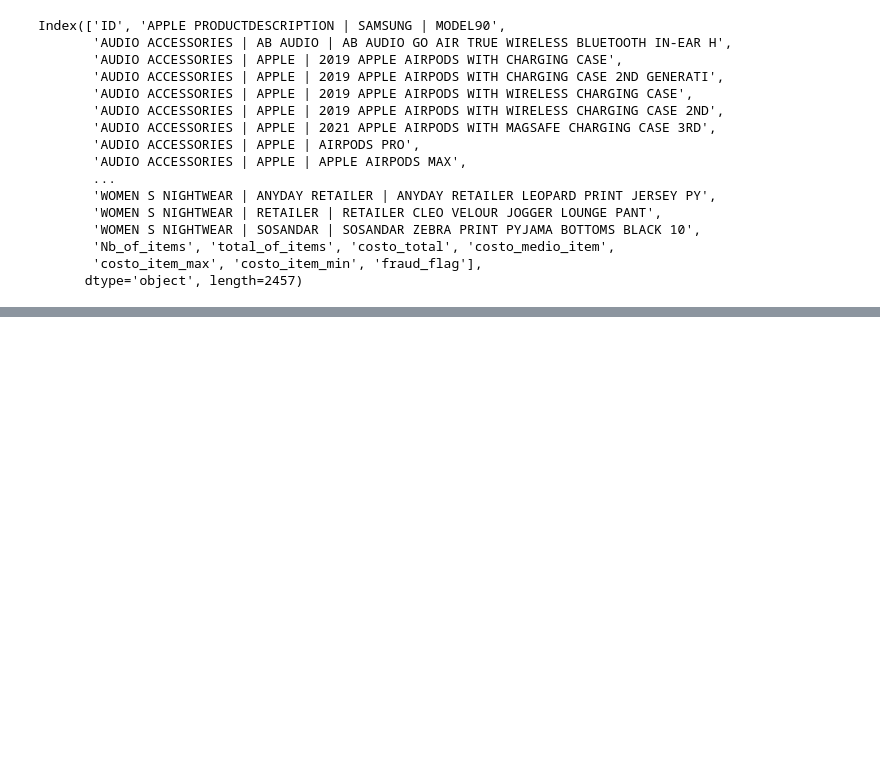
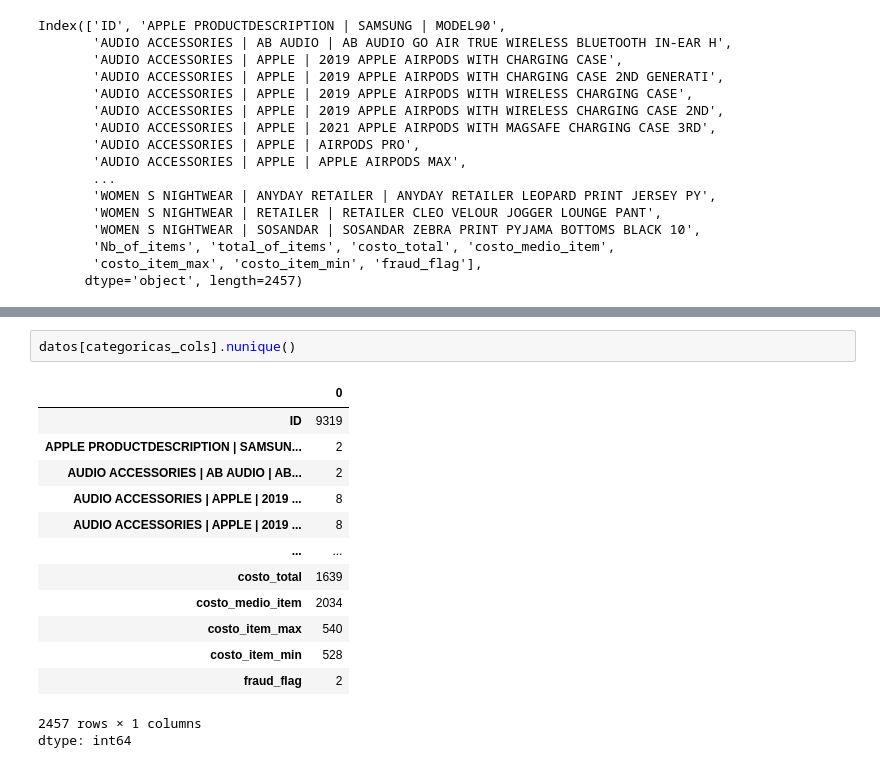
Before and after one commit to guillermocadena/niche_of_fraudsters, a Jupyter notebook: nicho_de_fraudes.ipynb, the cells around one changed output, grey strips where cells are left out. Cells and saved outputs as stored; diff of their text form; blank space fills up the shorter version.

```diff
--- a/nicho_de_fraudes.ipynb
+++ b/nicho_de_fraudes.ipynb
@@ -102,3 +139,20 @@ Index(['ID', 'APPLE PRODUCTDESCRIPTION | SAMSUNG | MODEL90',
+# %%
+datos[categoricas_cols].nunique()
+# %% [output]
+|  | 0 |
+| ID | 9319 |
+| APPLE PRODUCTDESCRIPTION | SAMSUN... | 2 |
+| AUDIO ACCESSORIES | AB AUDIO | AB... | 2 |
+| AUDIO ACCESSORIES | APPLE | 2019 ... | 8 |
+| AUDIO ACCESSORIES | APPLE | 2019 ... | 8 |
+| ... | ... |
+| costo_total | 1639 |
+| costo_medio_item | 2034 |
+| costo_item_max | 540 |
+| costo_item_min | 528 |
+| fraud_flag | 2 |
+2457 rows × 1 columns
+dtype: int64
 # %%
 y = datos['fraud_flag']
 y
```
Also changed, not shown: parts of 11 cells of this notebook.
